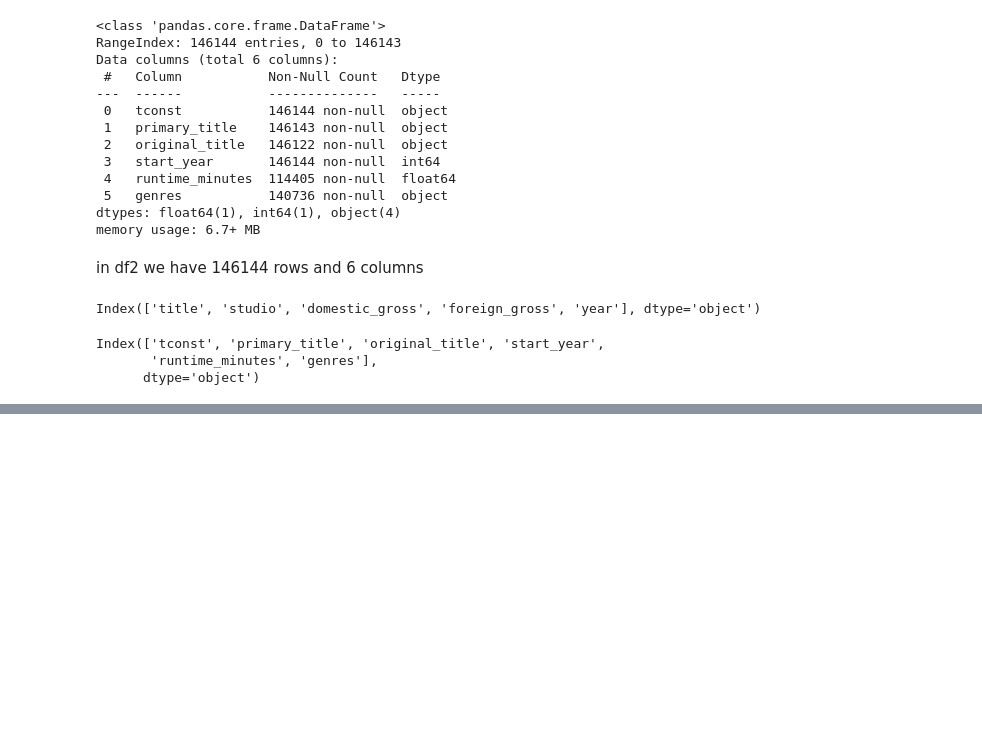
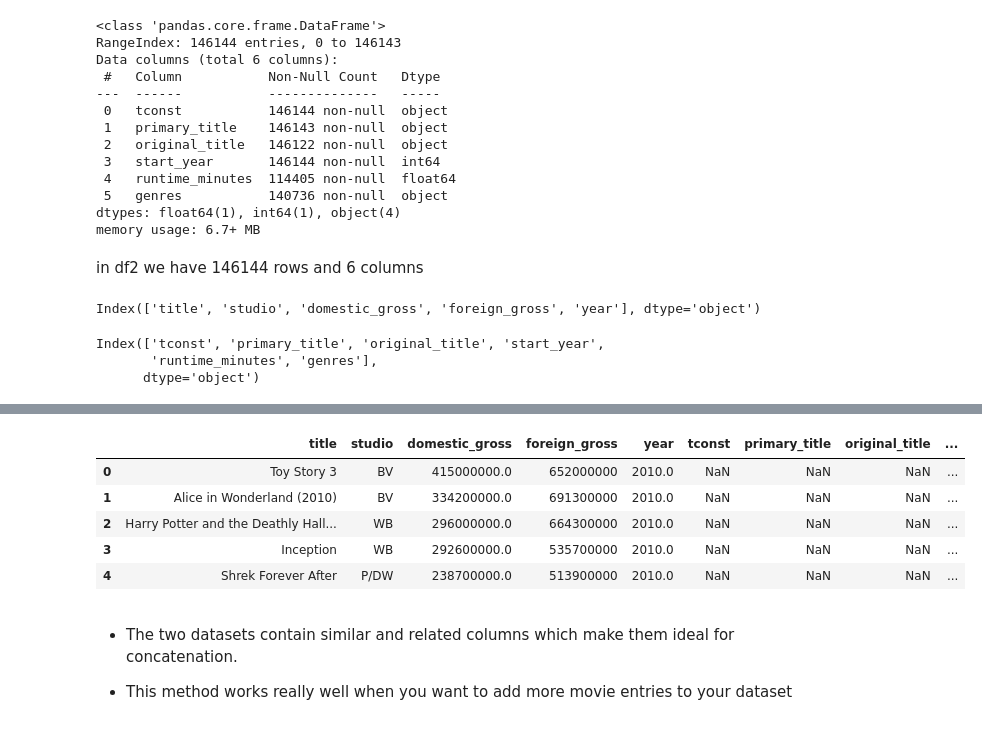
Before and after one commit to Ella244-18/phase-1-project, a Jupyter notebook: student.ipynb, the cells around one changed output, grey strips where cells are left out. Drawn from its saved outputs; the diff is of its cells as text; code cells hidden in the pictures; blank space fills up the shorter version.

```diff
--- a/student.ipynb
+++ b/student.ipynb
@@ -153,0 +204,13 @@ Index(['tconst', 'primary_title', 'original_title', 'start_year',
+# %%
+combined_df.head()
+# %% [output]
+|  | title | studio | domestic_gross | foreign_gross | year | tconst | primary_title | original_title | ... |
+| 0 | Toy Story 3 | BV | 415000000.0 | 652000000 | 2010.0 | NaN | NaN | NaN | ... |
+| 1 | Alice in Wonderland (2010) | BV | 334200000.0 | 691300000 | 2010.0 | NaN | NaN | NaN | ... |
+| 2 | Harry Potter and the Deathly Hall... | WB | 296000000.0 | 664300000 | 2010.0 | NaN | NaN | NaN | ... |
+| 3 | Inception | WB | 292600000.0 | 535700000 | 2010.0 | NaN | NaN | NaN | ... |
+| 4 | Shrek Forever After | P/DW | 238700000.0 | 513900000 | 2010.0 | NaN | NaN | NaN | ... |
+# %% [markdown]
+*   The two datasets contain similar and related columns which make them ideal for concatenation.
+
+*   This method works really well when you want to add more movie entries to your dataset
```
Also changed, not shown: parts of 6 cells of this notebook.
